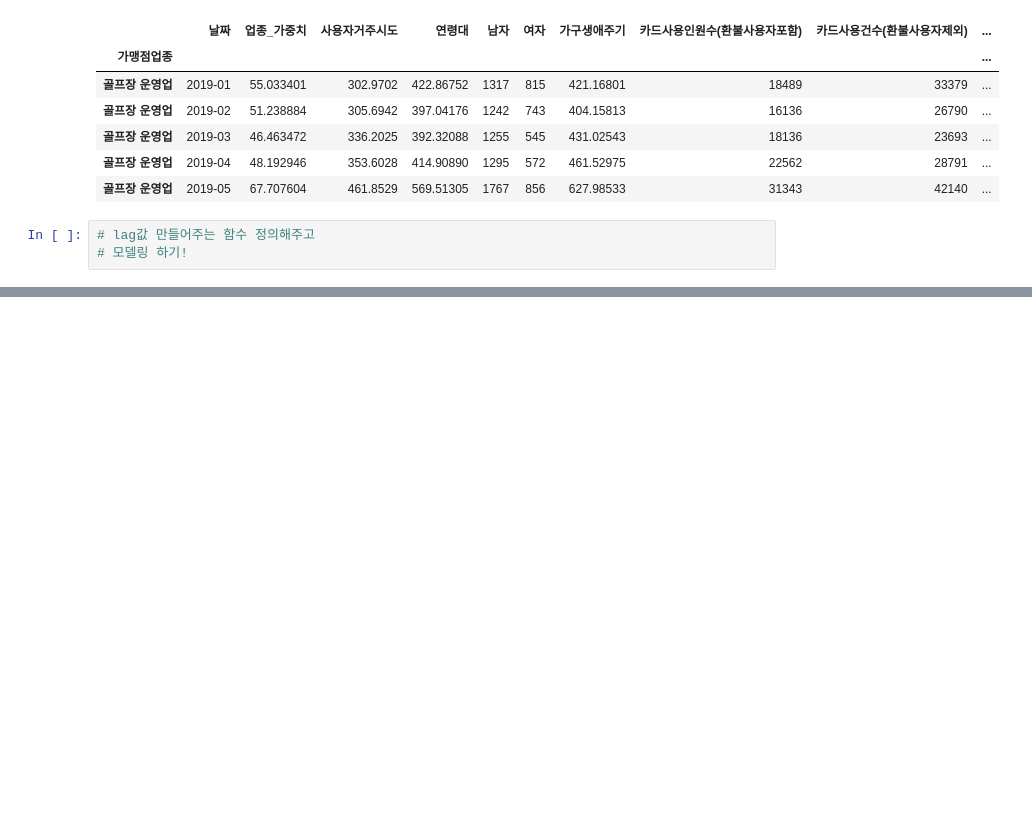
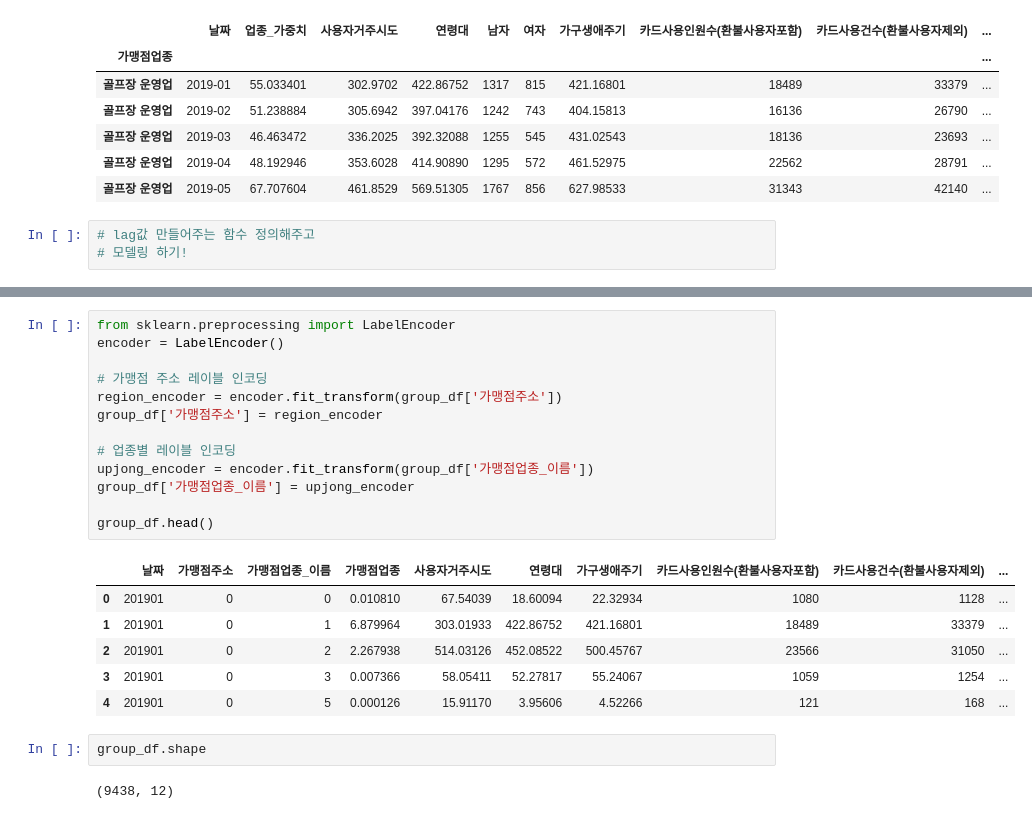
Before and after one commit to young-hun-jo/KaggleStruggle, a Jupyter notebook: jeju_credit/kangwon_preprocessing.ipynb, the cells around one changed output, grey strips where cells are left out. Cells and saved outputs as stored; diff of their text form; blank space fills up the shorter version.

```diff
--- a/jeju_credit/kangwon_preprocessing.ipynb
+++ b/jeju_credit/kangwon_preprocessing.ipynb
@@ -133,0 +288,24 @@ golf_df.head()
+# %%
+from sklearn.preprocessing import LabelEncoder
+encoder = LabelEncoder()
+
+# 가맹점 주소 레이블 인코딩
+region_encoder = encoder.fit_transform(group_df['가맹점주소'])
+group_df['가맹점주소'] = region_encoder
+
+# 업종별 레이블 인코딩
+upjong_encoder = encoder.fit_transform(group_df['가맹점업종_이름'])
+group_df['가맹점업종_이름'] = upjong_encoder
+
+group_df.head()
+# %% [output]
+|  | 날짜 | 가맹점주소 | 가맹점업종_이름 | 가맹점업종 | 사용자거주시도 | 연령대 | 가구생애주기 | 카드사용인원수(환불사용자포함) | 카드사용건수(환불사용자제외) | ... |
+| 0 | 201901 | 0 | 0 | 0.010810 | 67.54039 | 18.60094 | 22.32934 | 1080 | 1128 | ... |
+| 1 | 201901 | 0 | 1 | 6.879964 | 303.01933 | 422.86752 | 421.16801 | 18489 | 33379 | ... |
+| 2 | 201901 | 0 | 2 | 2.267938 | 514.03126 | 452.08522 | 500.45767 | 23566 | 31050 | ... |
+| 3 | 201901 | 0 | 3 | 0.007366 | 58.05411 | 52.27817 | 55.24067 | 1059 | 1254 | ... |
+| 4 | 201901 | 0 | 5 | 0.000126 | 15.91170 | 3.95606 | 4.52266 | 121 | 168 | ... |
+# %%
+group_df.shape
+# %% [output]
+(9438, 12)
```
Also changed, not shown: parts of 16 cells of this notebook.
